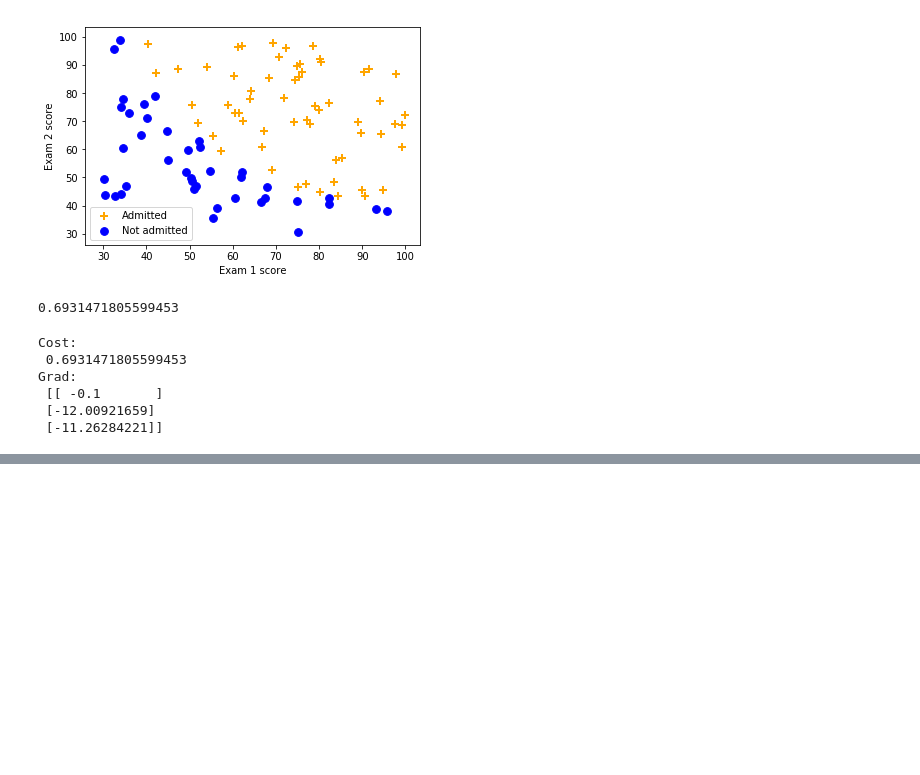
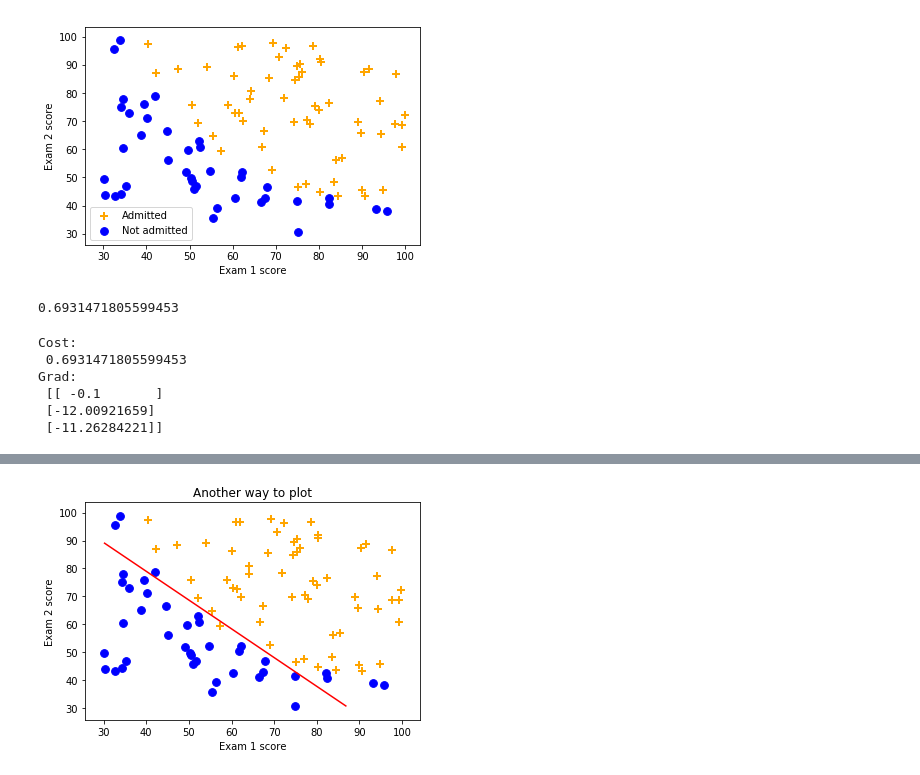
Before and after one commit to aaneloy/Machine-Learning-Andrew-NG-Course-Programming-Assignments-using-Jupyter-Nootbook, a Jupyter notebook: Algorithms/Unregularized Logistic Regression.ipynb, the cells around one changed output, grey strips where cells are left out. Drawn from its saved outputs; the diff is of its cells as text; code cells hidden in the pictures; blank space fills up the shorter version.

```diff
--- a/Algorithms/Unregularized Logistic Regression.ipynb
+++ b/Algorithms/Unregularized Logistic Regression.ipynb
@@ -86,0 +182,33 @@ def gradientDescent(X, y, theta, alpha, num_iters):
+# %%
+### Alternate way to plot decision boundary (using contour)
+x1_min, x1_max = data['x1'].min(), data['x1'].max(),
+x2_min, x2_max = data['x2'].min(), data['x2'].max(),
+xx1, xx2 = np.meshgrid(np.linspace(x1_min, x1_max), np.linspace(x2_min, x2_max))
+
+B0 = np.linspace(x1_min,x1_max)
+B1 = np.linspace(x2_min,x2_max)
+#xx, yy = np.meshgrid(B0, B1, indexing='xy')
+Z = np.zeros((B0.size,B1.size))
+
+def h(x1,x2):
+    stacked = np.hstack((x1,x2))
+    a = np.insert(stacked,0,1)
+    return a.dot(theta)
+
+for i in range (B0.size):
+    for j in range(B1.size):
+        Z[i,j] = h(xx1[i,j],xx2[i,j])
+
+plt.contour(xx1,xx2,Z,[0.5],colors='r')
+
+neg = data['y'] == 0
+pos = data['y'] == 1
+plt.scatter(data[pos]['x1'],data[pos]['x2'], marker='+', c='orange', s=60, linewidth=2, label = "Admitted")
+plt.scatter(data[neg]['x1'], data[neg]['x2'], c='blue', s=60, label = "Not admitted" )
+
+plt.xlabel('Exam 1 score')
+plt.ylabel('Exam 2 score')
+plt.title('Another way to plot')
+plt.show()
+# %% [output]
+[figure, added]
```
Also changed, not shown: parts of 13 cells of this notebook.
